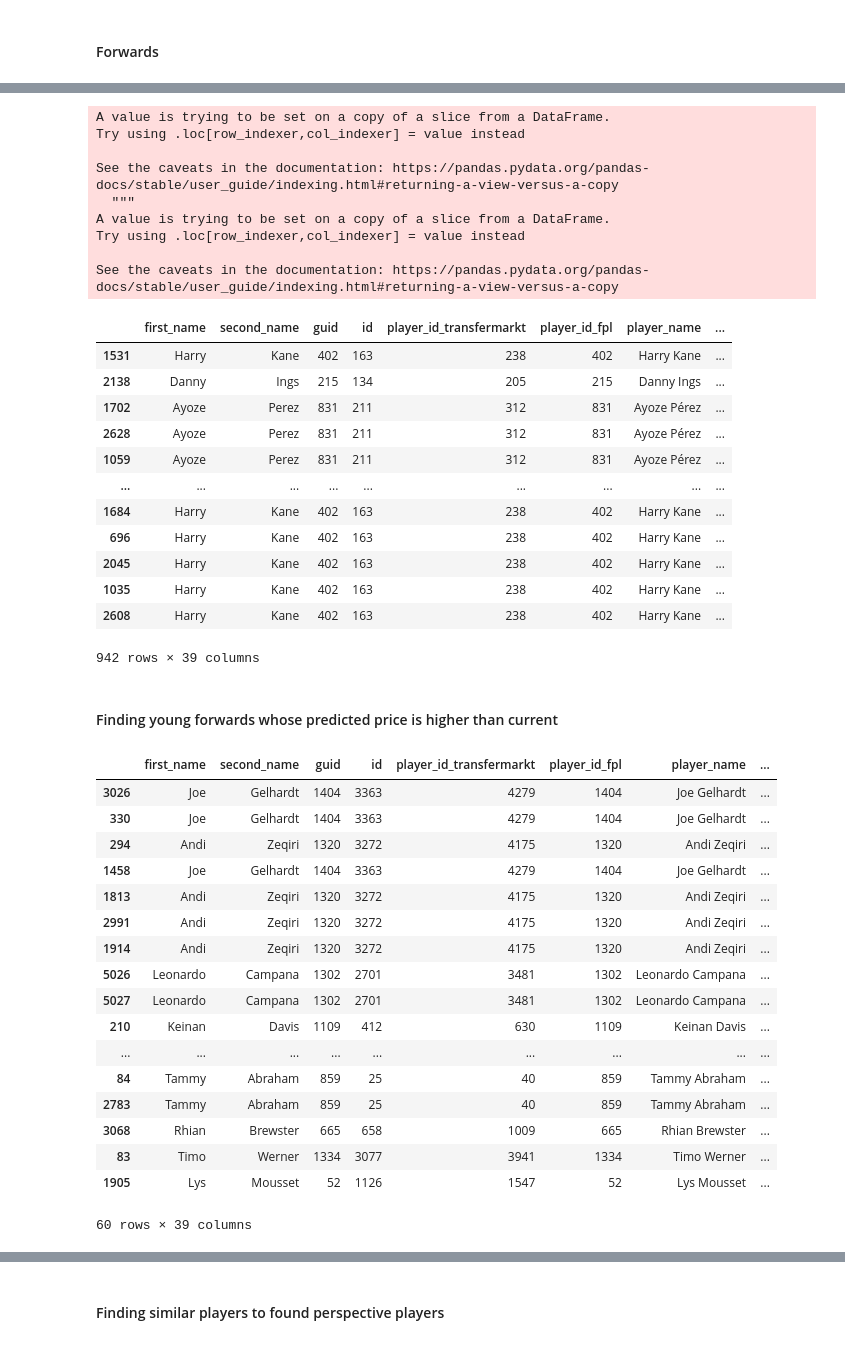
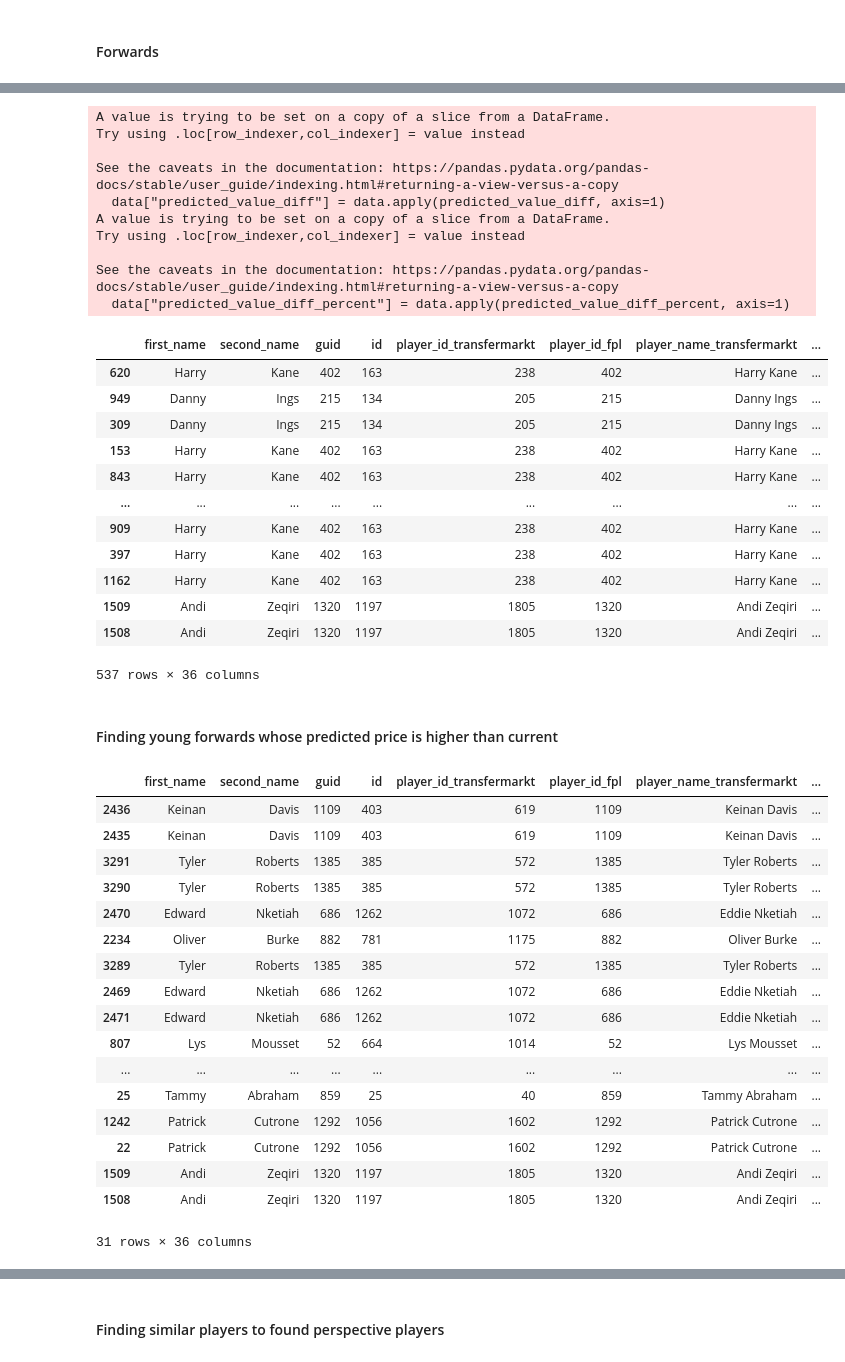
Before and after one commit to Shomrey/football-progres-analysis, a Jupyter notebook: football-analysis-using-database.ipynb, the cells around one changed output, grey strips where cells are left out. Cells and saved outputs as stored; diff of their text form; code cells hidden in the pictures.

```diff
--- a/football-analysis-using-database.ipynb
+++ b/football-analysis-using-database.ipynb
@@ -61,9 +42,9 @@ print(df_players_best_players_for_position)
 # %%
 players_with_values = pd.read_sql_query("SELECT * from players as p " + \
                                         "JOIN players_transfermarkt_fpl as ptf on ptf.player_id_fpl = p.guid " + \
-                                        "JOIN players_transfermarkt as pt on pt.id = ptf.player_id_transfermarkt " +
+                                        "JOIN players_transfermarkt_singles as pts on pts.id = ptf.player_id_transfermarkt " +
                                         "JOIN player_statistics as ps on ps.guid = p.guid " +
-                                        "JOIN player_values as pv on pv.transfermarkt_player_id = pt.id " +
+                                        "JOIN player_values as pv on pv.transfermarkt_player_id = pts.id " +
                                         "WHERE strftime('%Y',pv.date_stamp) = ps.year", cnx)
 # %%
 players_with_values
@@ -387,27 +322,28 @@ A value is trying to be set on a copy of a slice from a DataFrame.
 Try using .loc[row_indexer,col_indexer] = value instead
 
 See the caveats in the documentation: https://pandas.pydata.org/pandas-docs/stable/user_guide/indexing.html#returning-a-view-versus-a-copy
-  """
+  data["predicted_value_diff"] = data.apply(predicted_value_diff, axis=1)
 A value is trying to be set on a copy of a slice from a DataFrame.
 Try using .loc[row_indexer,col_indexer] = value instead
 
 See the caveats in the documentation: https://pandas.pydata.org/pandas-docs/stable/user_guide/indexing.html#returning-a-view-versus-a-copy
+  data["predicted_value_diff_percent"] = data.apply(predicted_value_diff_percent, axis=1)
 # %%
 forwards.sort_values('predicted_value_diff', ascending=False)
 # %% [output]
-|  | first_name | second_name | guid | id | player_id_transfermarkt | player_id_fpl | player_name | ... |
-| 1531 | Harry | Kane | 402 | 163 | 238 | 402 | Harry Kane | ... |
-| 2138 | Danny | Ings | 215 | 134 | 205 | 215 | Danny Ings | ... |
-| 1702 | Ayoze | Perez | 831 | 211 | 312 | 831 | Ayoze Pérez | ... |
-| 2628 | Ayoze | Perez | 831 | 211 | 312 | 831 | Ayoze Pérez | ... |
-| 1059 | Ayoze | Perez | 831 | 211 | 312 | 831 | Ayoze Pérez | ... |
+|  | first_name | second_name | guid | id | player_id_transfermarkt | player_id_fpl | player_name_transfermarkt | ... |
+| 620 | Harry | Kane | 402 | 163 | 238 | 402 | Harry Kane | ... |
+| 949 | Danny | Ings | 215 | 134 | 205 | 215 | Danny Ings | ... |
+| 309 | Danny | Ings | 215 | 134 | 205 | 215 | Danny Ings | ... |
+| 153 | Harry | Kane | 402 | 163 | 238 | 402 | Harry Kane | ... |
+| 843 | Harry | Kane | 402 | 163 | 238 | 402 | Harry Kane | ... |
 | ... | ... | ... | ... | ... | ... | ... | ... | ... |
-| 1684 | Harry | Kane | 402 | 163 | 238 | 402 | Harry Kane | ... |
-| 696 | Harry | Kane | 402 | 163 | 238 | 402 | Harry Kane | ... |
-| 2045 | Harry | Kane | 402 | 163 | 238 | 402 | Harry Kane | ... |
-| 1035 | Harry | Kane | 402 | 163 | 238 | 402 | Harry Kane | ... |
-| 2608 | Harry | Kane | 402 | 163 | 238 | 402 | Harry Kane | ... |
+| 909 | Harry | Kane | 402 | 163 | 238 | 402 | Harry Kane | ... |
+| 397 | Harry | Kane | 402 | 163 | 238 | 402 | Harry Kane | ... |
+| 1162 | Harry | Kane | 402 | 163 | 238 | 402 | Harry Kane | ... |
+| 1509 | Andi | Zeqiri | 1320 | 1197 | 1805 | 1320 | Andi Zeqiri | ... |
+| 1508 | Andi | Zeqiri | 1320 | 1197 | 1805 | 1320 | Andi Zeqiri | ... |
-942 rows × 39 columns
+537 rows × 36 columns
 # %% [markdown]
 #### Finding young forwards whose predicted price is higher than current
 # %%
@@ -423,28 +359,28 @@ def get_player_for_given_season(players, season, max_age=None, min_age=None, max
 # %%
 forwards_2020_young = get_player_for_given_season(forwards, season=2020, max_age=24)
 forwards_2020_young_sorted = forwards_2020_young.sort_values('predicted_value_diff_percent', ascending=False)
 forwards_2020_young_sorted
-forwards_2020_young_sorted.drop(index=3899, inplace=True)
+#forwards_2020_young_sorted.drop(index=3899, inplace=True)
 forwards_2020_young_sorted.iloc[0:60, :]
 # %% [output]
-|  | first_name | second_name | guid | id | player_id_transfermarkt | player_id_fpl | player_name | ... |
-| 3026 | Joe | Gelhardt | 1404 | 3363 | 4279 | 1404 | Joe Gelhardt | ... |
-| 330 | Joe | Gelhardt | 1404 | 3363 | 4279 | 1404 | Joe Gelhardt | ... |
-| 294 | Andi | Zeqiri | 1320 | 3272 | 4175 | 1320 | Andi Zeqiri | ... |
-| 1458 | Joe | Gelhardt | 1404 | 3363 | 4279 | 1404 | Joe Gelhardt | ... |
-| 1813 | Andi | Zeqiri | 1320 | 3272 | 4175 | 1320 | Andi Zeqiri | ... |
-| 2991 | Andi | Zeqiri | 1320 | 3272 | 4175 | 1320 | Andi Zeqiri | ... |
-| 1914 | Andi | Zeqiri | 1320 | 3272 | 4175 | 1320 | Andi Zeqiri | ... |
-| 5026 | Leonardo | Campana | 1302 | 2701 | 3481 | 1302 | Leonardo Campana | ... |
-| 5027 | Leonardo | Campana | 1302 | 2701 | 3481 | 1302 | Leonardo Campana | ... |
-| 210 | Keinan | Davis | 1109 | 412 | 630 | 1109 | Keinan Davis | ... |
+|  | first_name | second_name | guid | id | player_id_transfermarkt | player_id_fpl | player_name_transfermarkt | ... |
+| 2436 | Keinan | Davis | 1109 | 403 | 619 | 1109 | Keinan Davis | ... |
+| 2435 | Keinan | Davis | 1109 | 403 | 619 | 1109 | Keinan Davis | ... |
+| 3291 | Tyler | Roberts | 1385 | 385 | 572 | 1385 | Tyler Roberts | ... |
+| 3290 | Tyler | Roberts | 1385 | 385 | 572 | 1385 | Tyler Roberts | ... |
+| 2470 | Edward | Nketiah | 686 | 1262 | 1072 | 686 | Eddie Nketiah | ... |
+| 2234 | Oliver | Burke | 882 | 781 | 1175 | 882 | Oliver Burke | ... |
+| 3289 | Tyler | Roberts | 1385 | 385 | 572 | 1385 | Tyler Roberts | ... |
+| 2469 | Edward | Nketiah | 686 | 1262 | 1072 | 686 | Eddie Nketiah | ... |
+| 2471 | Edward | Nketiah | 686 | 1262 | 1072 | 686 | Eddie Nketiah | ... |
+| 807 | Lys | Mousset | 52 | 664 | 1014 | 52 | Lys Mousset | ... |
 | ... | ... | ... | ... | ... | ... | ... | ... | ... |
-| 84 | Tammy | Abraham | 859 | 25 | 40 | 859 | Tammy Abraham | ... |
-| 2783 | Tammy | Abraham | 859 | 25 | 40 | 859 | Tammy Abraham | ... |
-| 3068 | Rhian | Brewster | 665 | 658 | 1009 | 665 | Rhian Brewster | ... |
-| 83 | Timo | Werner | 1334 | 3077 | 3941 | 1334 | Timo Werner | ... |
-| 1905 | Lys | Mousset | 52 | 1126 | 1547 | 52 | Lys Mousset | ... |
+| 25 | Tammy | Abraham | 859 | 25 | 40 | 859 | Tammy Abraham | ... |
+| 1242 | Patrick | Cutrone | 1292 | 1056 | 1602 | 1292 | Patrick Cutrone | ... |
+| 22 | Patrick | Cutrone | 1292 | 1056 | 1602 | 1292 | Patrick Cutrone | ... |
+| 1509 | Andi | Zeqiri | 1320 | 1197 | 1805 | 1320 | Andi Zeqiri | ... |
+| 1508 | Andi | Zeqiri | 1320 | 1197 | 1805 | 1320 | Andi Zeqiri | ... |
-60 rows × 39 columns
+31 rows × 36 columns
 # %%
 plt.scatter(forwards_2020_young_sorted['player_value'], forwards_2020_young_sorted['predicted_value_diff_percent'])
 plt.title('Difference between predicted and real value')
```
Also changed, not shown: parts of 43 cells of this notebook.
